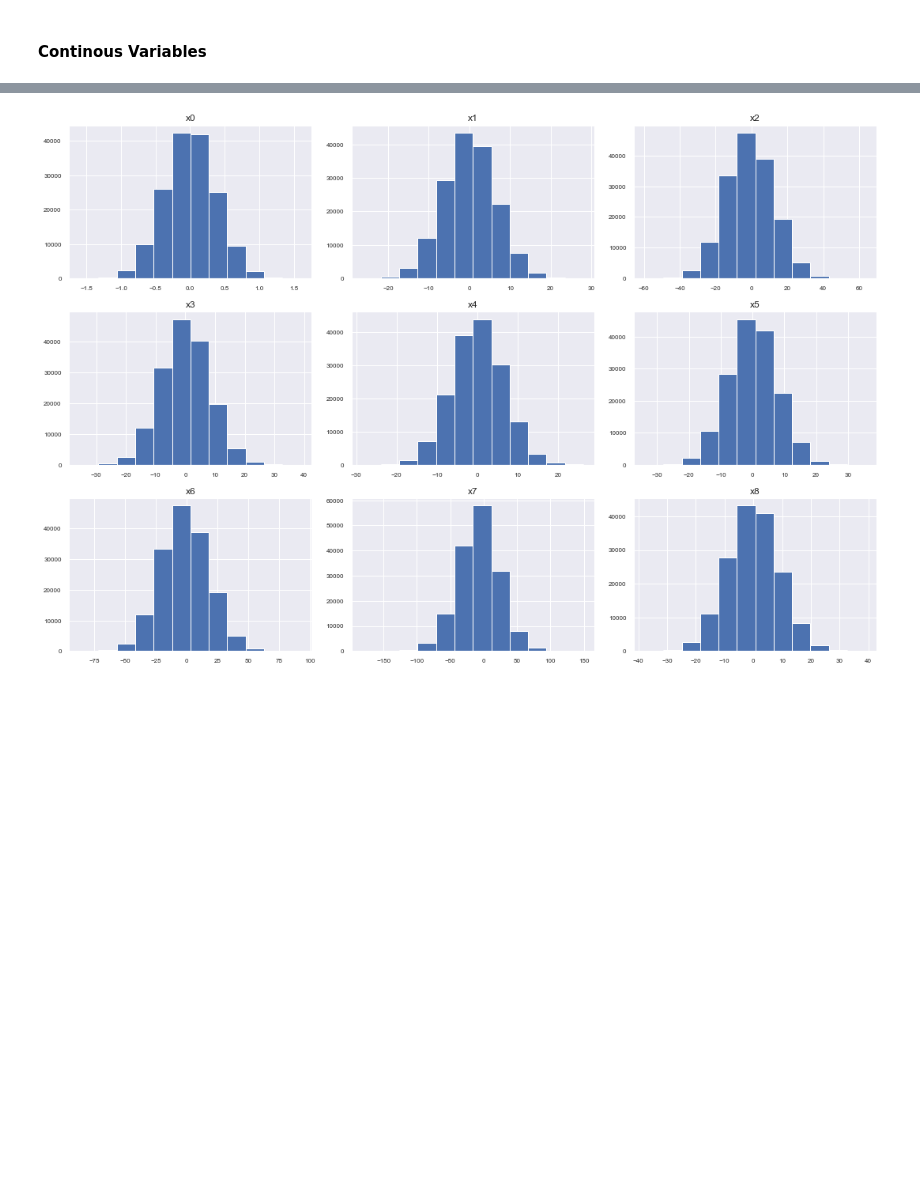
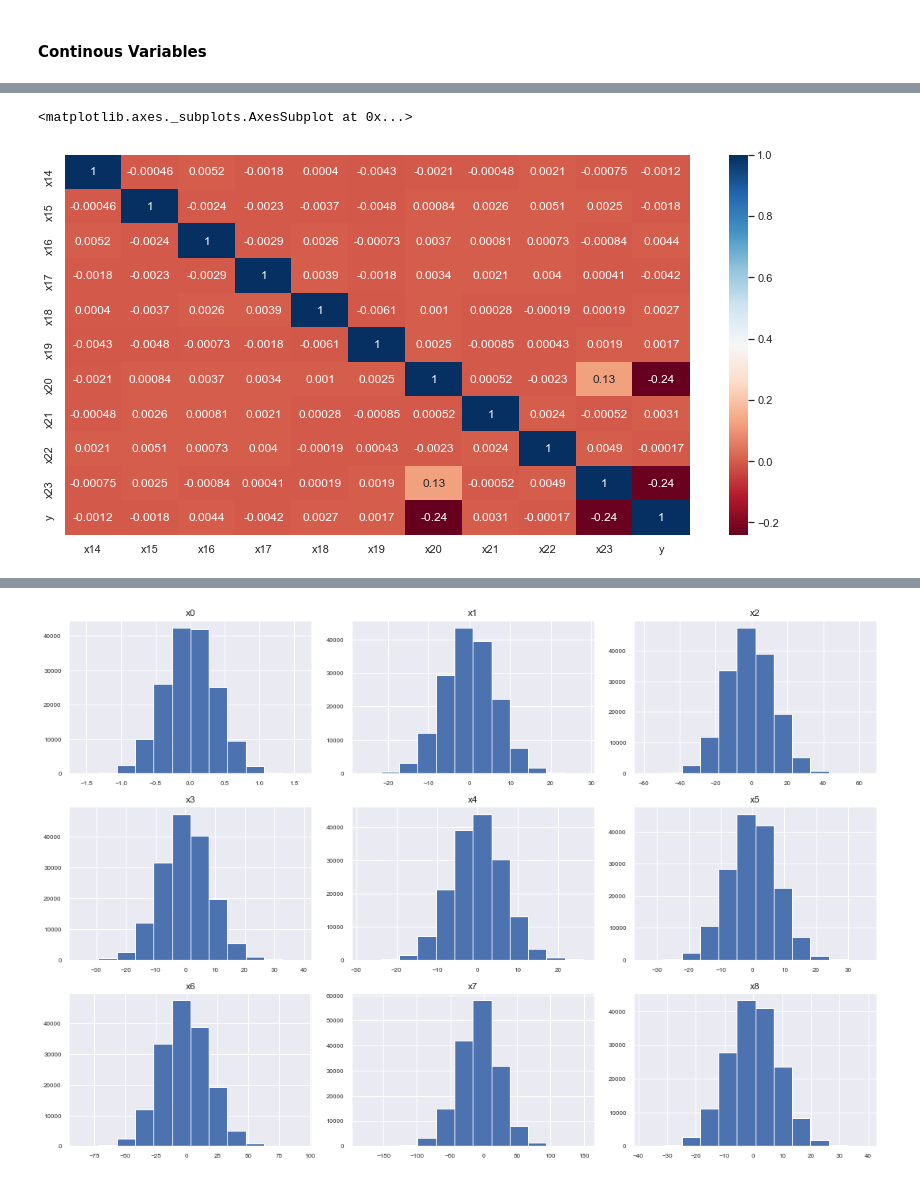
Before and after one commit to dhyanshah/MS7333_QTW, a Jupyter notebook: Final_Case/QTW_FinalCase.ipynb, the cells around one changed output, grey strips where cells are left out. Drawn from its saved outputs; the diff is of its cells as text; code cells hidden in the pictures; blank space fills up the shorter version.

```diff
--- a/Final_Case/QTW_FinalCase.ipynb
+++ b/Final_Case/QTW_FinalCase.ipynb
@@ -163,0 +194,6 @@ df_num = df.drop(['x24', 'x29', 'x30'], axis=1)
+# %%
+ax, fig = plt.subplots(figsize = (14,7))
+sns.heatmap(dfc2.corr(), annot=True, cmap = 'RdBu')
+# %% [output]
+<matplotlib.axes._subplots.AxesSubplot at 0x...>
+[figure, added]
```
Also changed, not shown: parts of 12 cells of this notebook.
